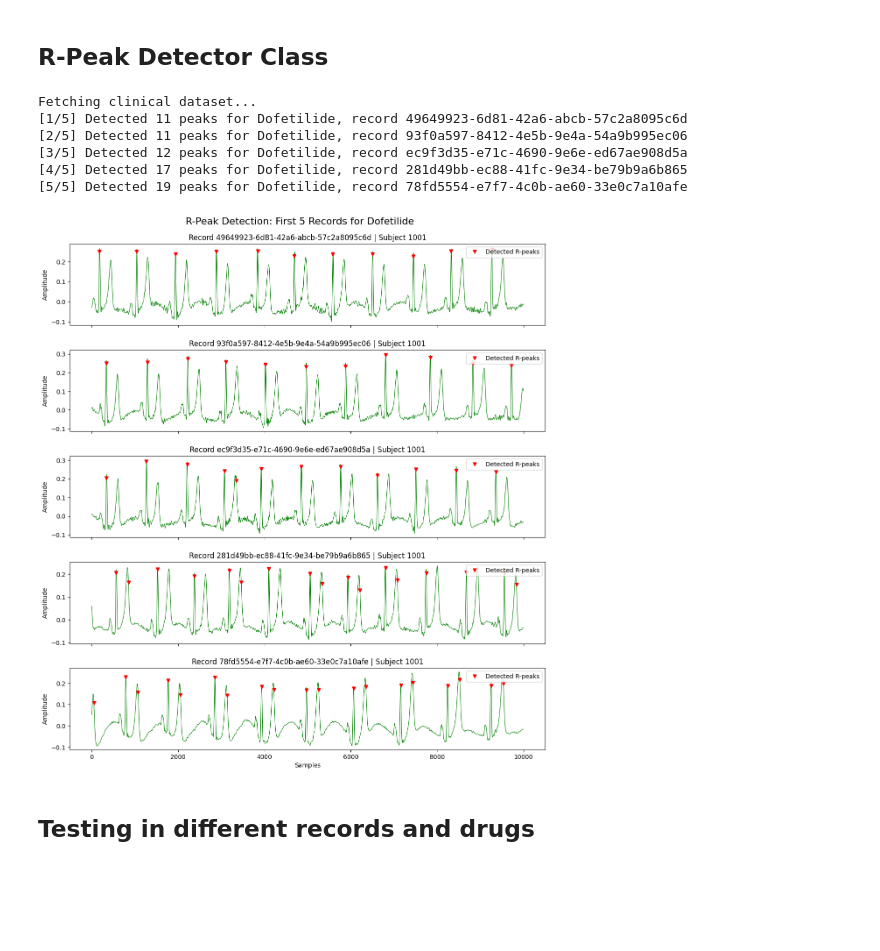
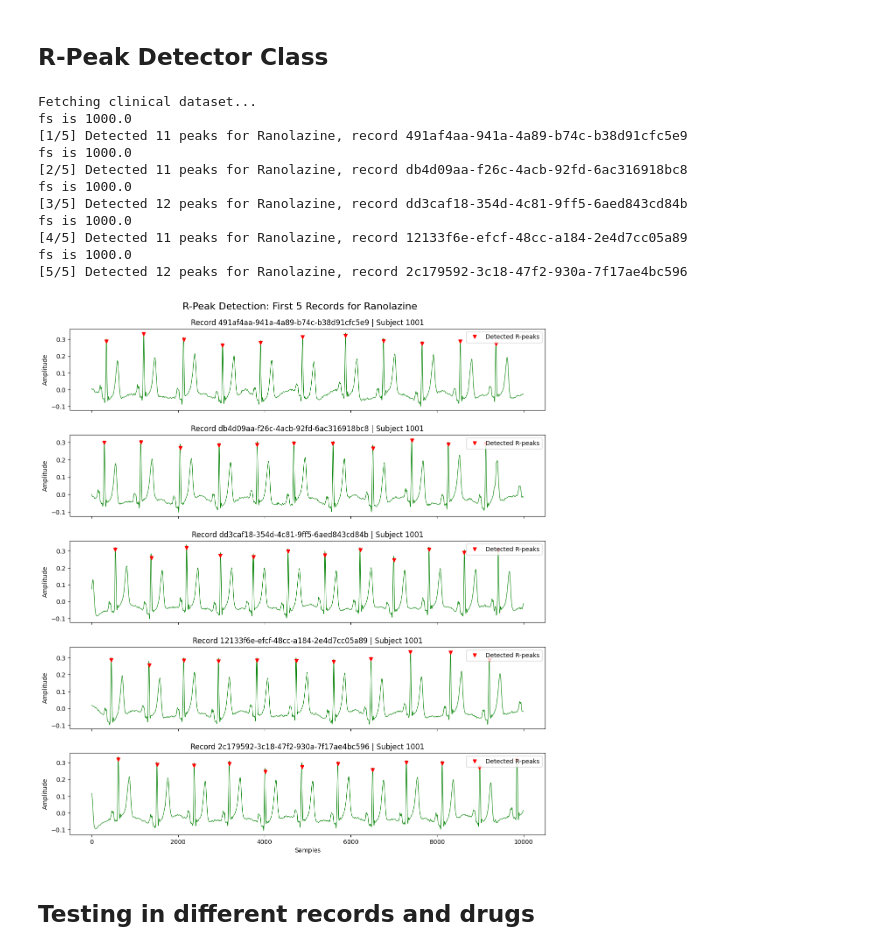
Before and after one commit to iomullony/R-Peaks, a Jupyter notebook: ECGRDVQ results.ipynb, the cells around one changed output. Cells and saved outputs as stored; diff of their text form; code cells hidden in the pictures; blank space fills up the shorter version.

Commit message:
save results

```diff
--- a/ECGRDVQ results.ipynb
+++ b/ECGRDVQ results.ipynb
@@ -145,7 +145,7 @@ def load_ecgrdvq_record(clinical_df, drug_name="Ranolazine", record_idx=0):
 
 
 # --- EXECUTION ---
-drug = "Dofetilide"
+drug = "Ranolazine"
 num_records_to_test = 5
 
 print("Fetching clinical dataset...")
@@ -156,39 +156,53 @@ fig, axes = plt.subplots(num_records_to_test, 1, figsize=(14, 3 * num_records_to
 fig.subplots_adjust(hspace=0.3) # Add a little breathing room between plots
 
 for i in range(num_records_to_test):
     # 1. Load Data
     ecg_sig, fs, rec_id, subj_id = load_ecgrdvq_record(clinical_df, drug, record_idx=i)
+    print(f"fs is {fs}")
 
     # 2. Detect Peaks
     detector = RPeakDetector(fs=fs)
     clean_sig, detected_peaks = detector.detect(ecg_sig)
 
     print(f"[{i+1}/{num_records_to_test}] Detected {len(detected_peaks)} peaks for {drug}, record {rec_id}")
 
     # 3. Plotting
     plot_limit = 10000 # Plot first 10,000 samples (~10 seconds)
 
     axes[i].plot(clean_sig[:plot_limit], 'green', linewidth=0.8)
 
     # Filter peaks to only plot the ones within our 10,000 sample window
     visible_peaks = detected_peaks[detected_peaks < plot_limit]
     axes[i].plot(visible_peaks, clean_sig[visible_peaks], 'rv', label="Detected R-peaks")
 
     axes[i].set_title(f"Record {rec_id} | Subject {subj_id}")
     axes[i].legend(loc="upper right")
     axes[i].set_ylabel("Amplitude")
 
+    if i == 0:
+        # Save detected R Peaks
+        np.savez("../ECG Feature Extraction/rpeak_results.npz",
+            ecg_raw=ecg_sig,
+            ecg_clean=clean_sig,
+            r_peaks=detected_peaks,
+            fs=fs)
+
 axes[-1].set_xlabel("Samples") # Only put the X-axis label on the very bottom plot
 plt.suptitle(f"R-Peak Detection: First {num_records_to_test} Records for {drug}", fontsize=16, y=0.92)
 plt.show()
 # %% [output]
 Fetching clinical dataset...
-[1/5] Detected 11 peaks for Dofetilide, record 49649923-6d81-42a6-abcb-57c2a8095c6d
-[2/5] Detected 11 peaks for Dofetilide, record 93f0a597-8412-4e5b-9e4a-54a9b995ec06
-[3/5] Detected 12 peaks for Dofetilide, record ec9f3d35-e71c-4690-9e6e-ed67ae908d5a
-[4/5] Detected 17 peaks for Dofetilide, record 281d49bb-ec88-41fc-9e34-be79b9a6b865
-[5/5] Detected 19 peaks for Dofetilide, record 78fd5554-e7f7-4c0b-ae60-33e0c7a10afe
+fs is 1000.0
+[1/5] Detected 11 peaks for Ranolazine, record 491af4aa-941a-4a89-b74c-b38d91cfc5e9
+fs is 1000.0
+[2/5] Detected 11 peaks for Ranolazine, record db4d09aa-f26c-4acb-92fd-6ac316918bc8
+fs is 1000.0
+[3/5] Detected 12 peaks for Ranolazine, record dd3caf18-354d-4c81-9ff5-6aed843cd84b
+fs is 1000.0
+[4/5] Detected 11 peaks for Ranolazine, record 12133f6e-efcf-48cc-a184-2e4d7cc05a89
+fs is 1000.0
+[5/5] Detected 12 peaks for Ranolazine, record 2c179592-3c18-47f2-930a-7f17ae4bc596
-[figure, old version]
+[figure, new version]
 # %% [markdown]
 ## Testing in different records and drugs
 # %%
```
Also changed, not shown: parts of 1 cell of this notebook.
